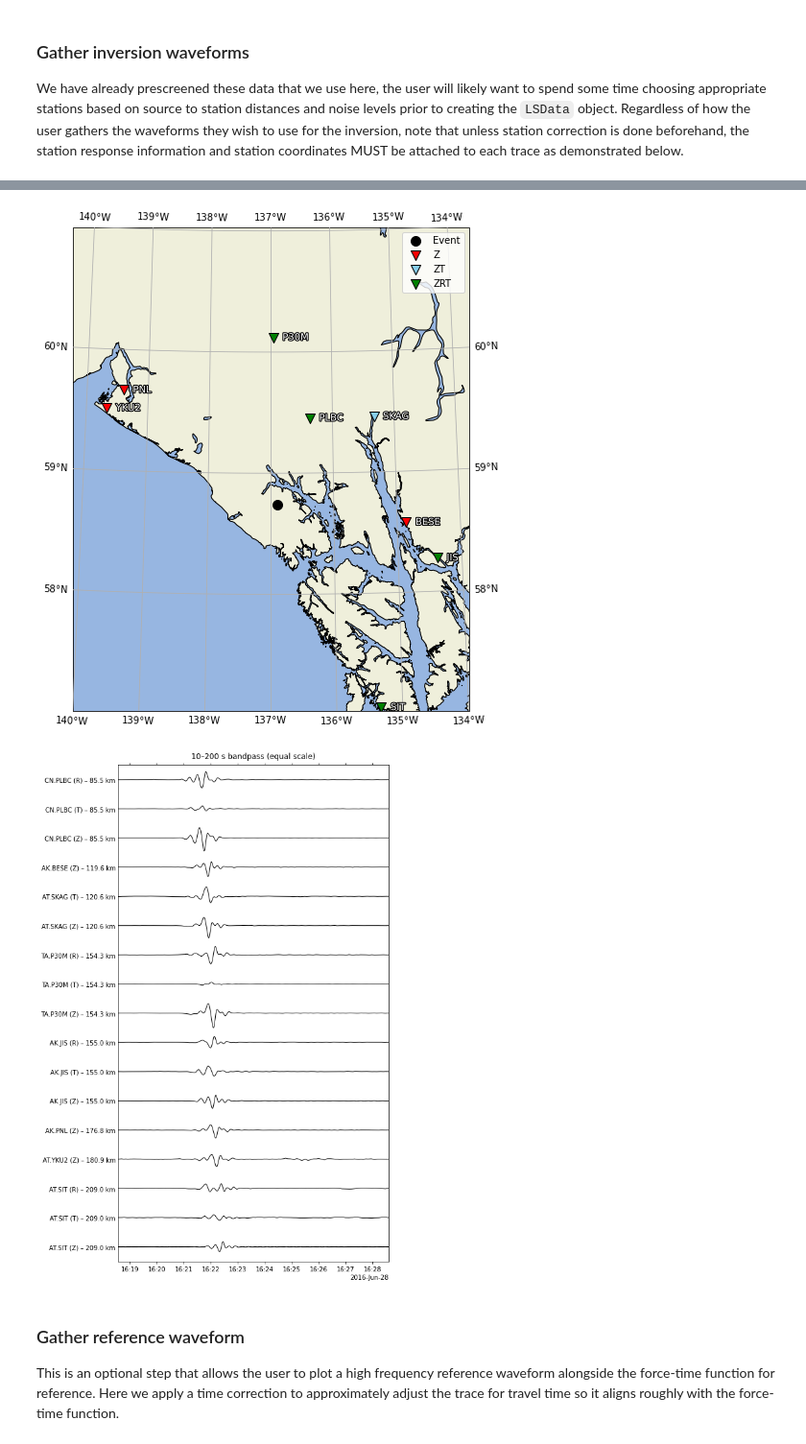
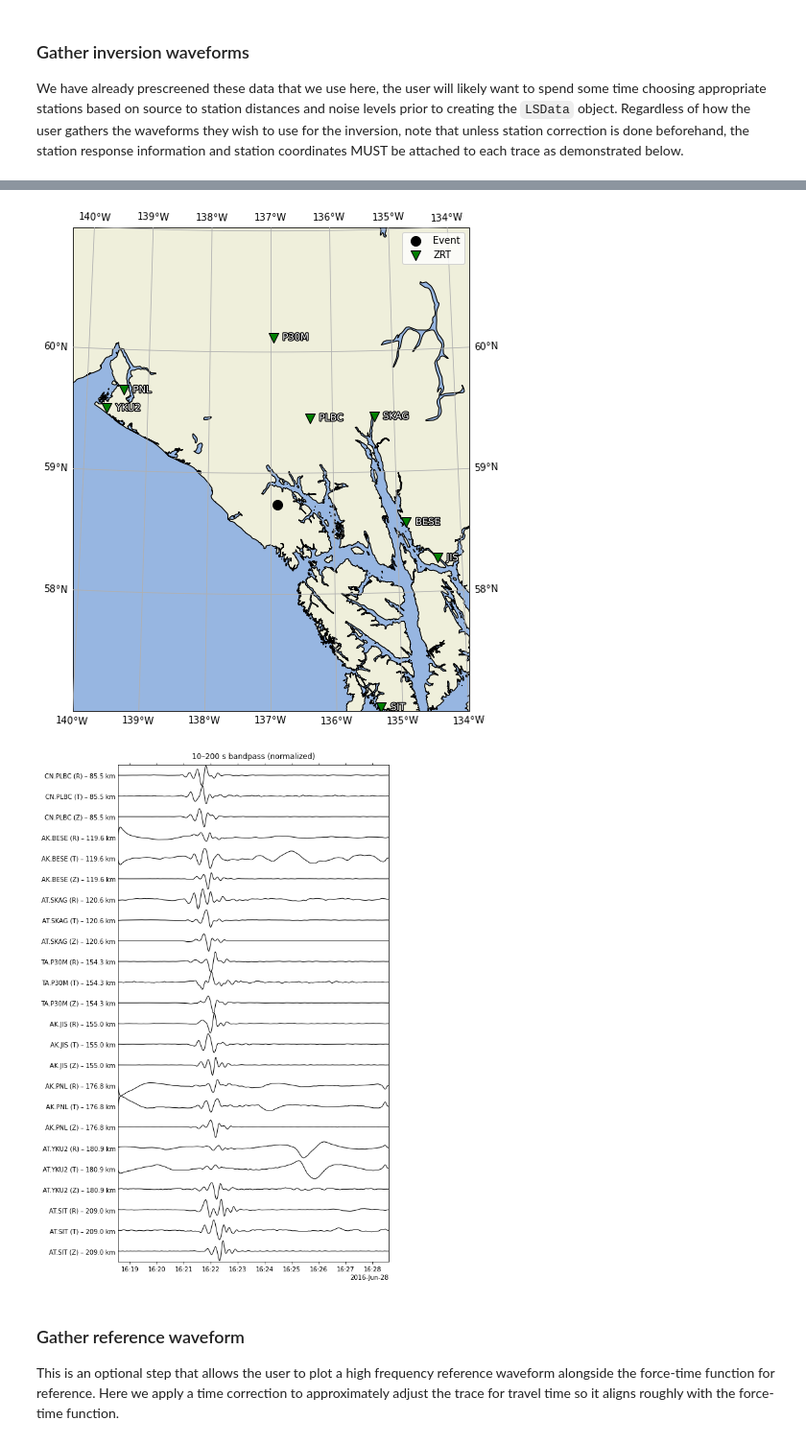
Before and after one commit to DOI-USGS/lsforce, a Jupyter notebook: notebooks/example_lamplugh.ipynb, the cells around one changed output, grey strips where cells are left out. Shown at 96% size. Drawn from its saved outputs; the diff is of its cells as text; code cells hidden in the pictures.

Commit message:
Remove traces *after* plotting

```diff
--- a/notebooks/example_lamplugh.ipynb
+++ b/notebooks/example_lamplugh.ipynb
@@ -88,39 +88,39 @@ if not data_filename.exists():
 else:
     st = read(str(data_filename), format='PICKLE')
 
 # Create LSData object
 data = LSData(st, source_lat=LS_LAT, source_lon=LS_LON)
 
+# Create plots
+data.plot_stations(label_stations=True, gshhs_scale='h');
+data.plot_data(period_range=PERIOD_RANGE, equal_scale=False);
+
 # Remove some noisy horizontals
 for station in 'BESE', 'PNL', 'YKU2':
     for tr in data.st_proc.select(station=station, component='[RT]'):
         data.st_proc.remove(tr)
 for tr in data.st_proc.select(station='SKAG', component='R'):
     data.st_proc.remove(tr)
-
-# Create plots
-data.plot_stations(label_stations=True, gshhs_scale='h');
-data.plot_data(period_range=PERIOD_RANGE);
 # %% [output]
 AK.JIS..BHE -> AK.JIS..BHE
 {'azimuth': 90.0, 'dip': 0.0}
 Not equal to tolerance rtol=1e-07, atol=0
 Mismatched elements: 1 / 30150 (0.00332%)
 Max absolute difference: 2.2737367544323206e-13
 Max relative difference: 6.816769371198461e-14
  x: array([  974.,   980.,  1016., ...,   906.,   935.,  1017.])
  y: array([ 974,  980, 1016, ...,  906,  935, 1017], dtype=int32)
 
 AK.JIS..BHZ -> AK.JIS..BHZ
 {'azimuth': 0.0, 'dip': -90.0}
 Not equal to tolerance rtol=1e-07, atol=0
 ... (38 lines left out)
 Max relative difference: 2.4202861936828413e-13
  x: array([ -3.120000e+02,  -1.564000e+03,   4.208000e+03, ...,  -1.000000e+00,
         -2.190000e+03,  -2.710000e+03])
  y: array([ -312, -1564,  4208, ...,    -1, -2190, -2710], dtype=int32)
-[figure, old version]
+[figure, new version]
-[figure, old version]
+[figure, new version]
 # %% [markdown]
 ### Gather reference waveform
 This is an optional step that allows the user to plot a high frequency reference waveform alongside the force-time function for reference. Here we apply a time correction to approximately adjust the trace for travel time so it aligns roughly with the force-time function.
```
